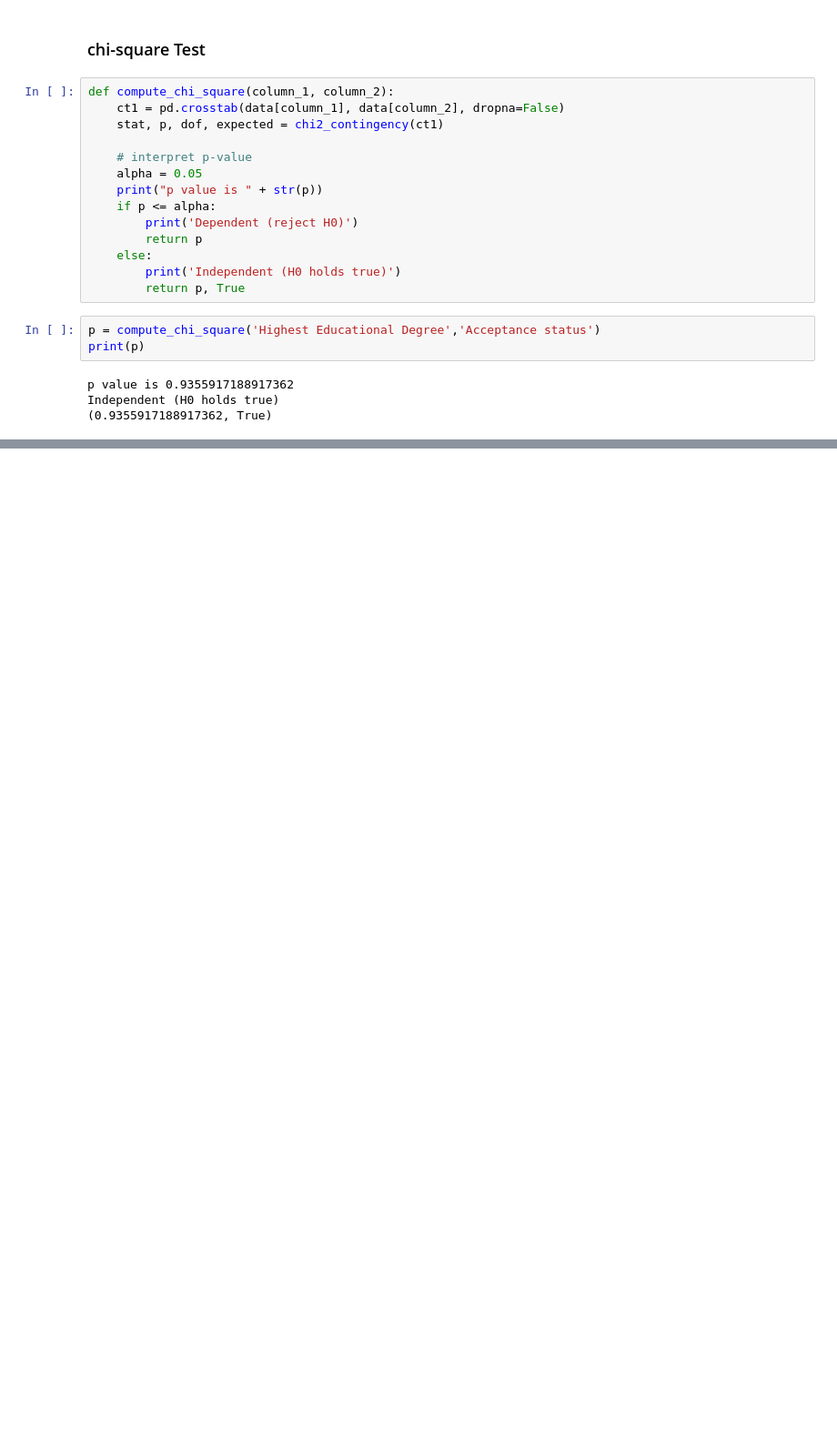
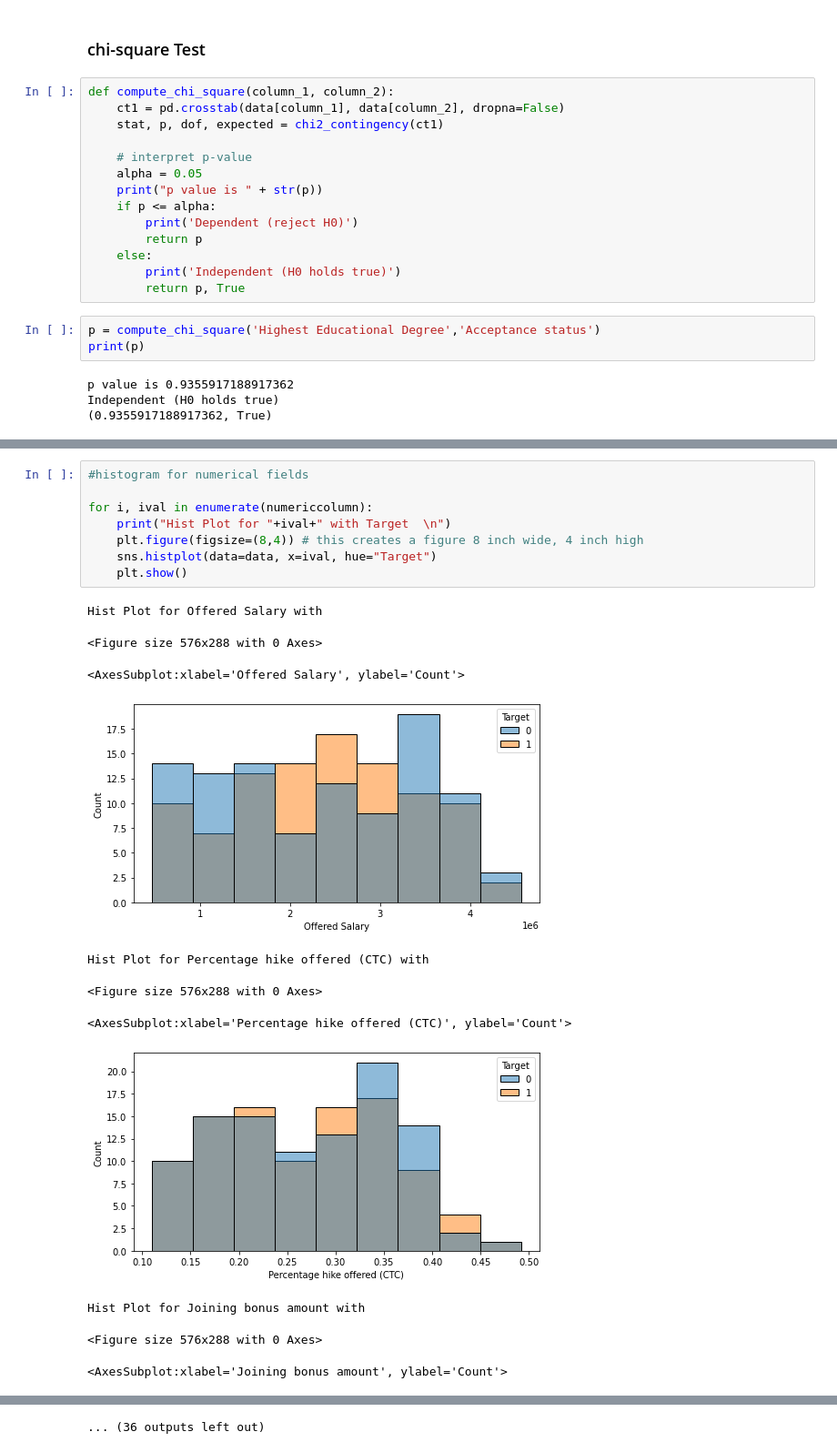
Before and after one commit to karunyads/MiniProject-FE, a Jupyter notebook: FE_PROJECT1_06.ipynb, the cells around one changed output, grey strips where cells are left out. Shown at 91% size. Saved outputs shown, nothing was run; the diff lists cells and outputs as text; blank space fills up the shorter version.

```diff
--- a/FE_PROJECT1_06.ipynb
+++ b/FE_PROJECT1_06.ipynb
@@ -316,0 +492,20 @@ Independent (H0 holds true)
+# %%
+#histogram for numerical fields
+
+for i, ival in enumerate(numericcolumn):
+    print("Hist Plot for "+ival+" with Target  \n")
+    plt.figure(figsize=(8,4)) # this creates a figure 8 inch wide, 4 inch high
+    sns.histplot(data=data, x=ival, hue="Target")
+    plt.show()
+# %% [output]
+Hist Plot for Offered Salary with
+<Figure size 576x288 with 0 Axes>
+<AxesSubplot:xlabel='Offered Salary', ylabel='Count'>
+[figure, added]
+Hist Plot for Percentage hike offered (CTC) with
+<Figure size 576x288 with 0 Axes>
+<AxesSubplot:xlabel='Percentage hike offered (CTC)', ylabel='Count'>
+[figure, added]
+Hist Plot for Joining bonus amount with
+<Figure size 576x288 with 0 Axes>
+<AxesSubplot:xlabel='Joining bonus amount', ylabel='Count'>
@@ -316,0 +513 @@ Independent (H0 holds true)
+... (36 outputs left out)
```
Also changed, not shown: parts of 9 cells of this notebook.
